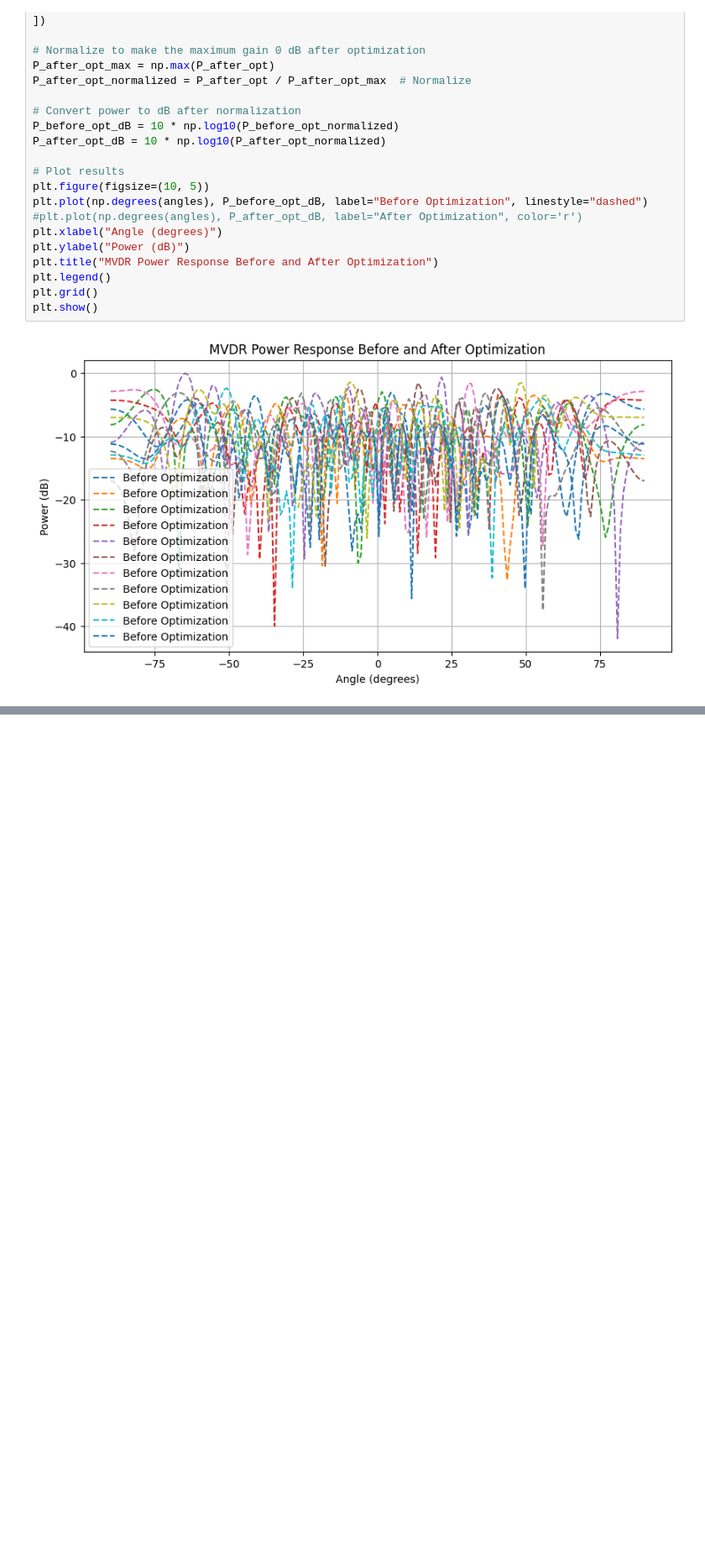
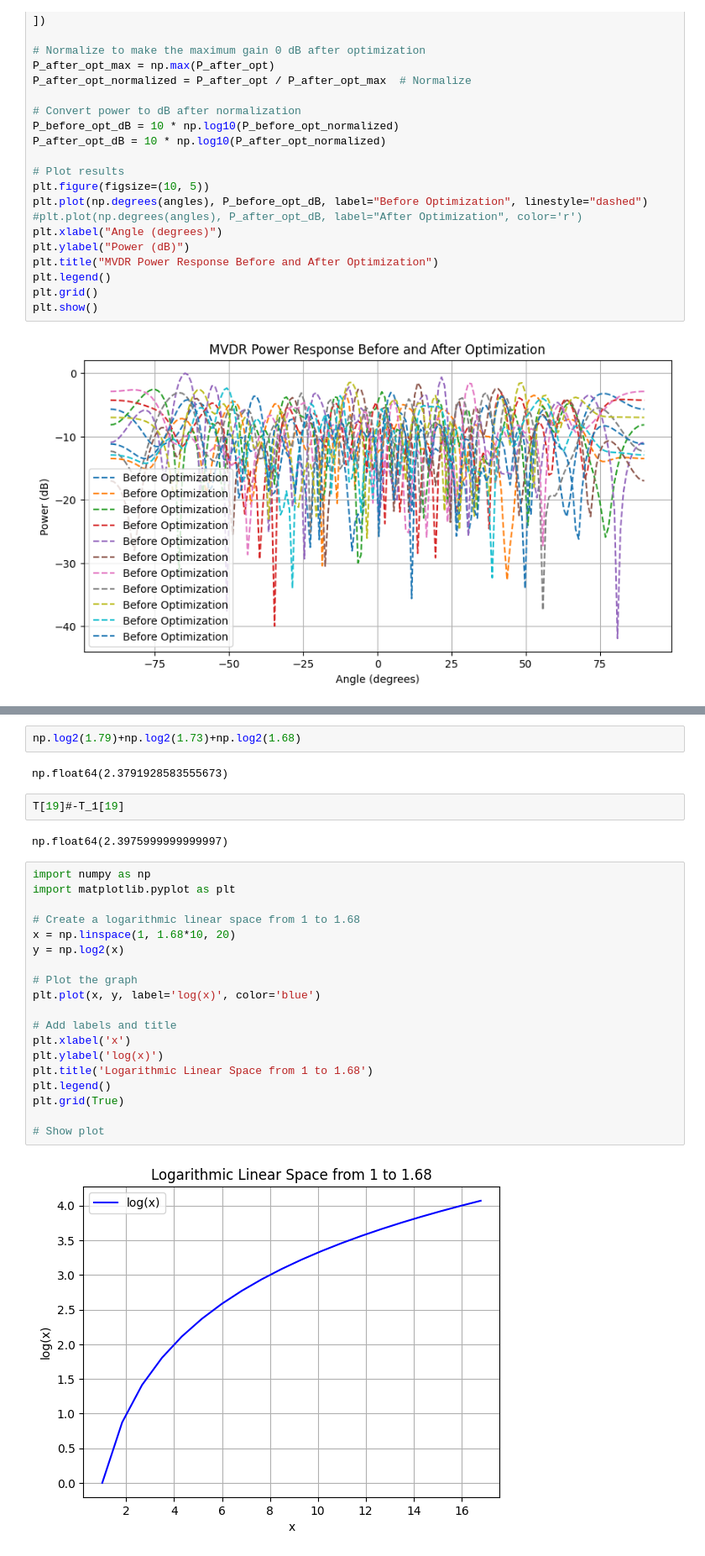
Before and after one commit to luso-torres/codesDPL, a Jupyter notebook: Untitled.ipynb, the cells around one changed output, grey strips where cells are left out. Shown at 84% size. Cells and saved outputs as stored; diff of their text form; blank space fills up the shorter version.

```diff
--- a/Untitled.ipynb
+++ b/Untitled.ipynb
@@ -465,0 +498,29 @@ plt.show()
+# %%
+np.log2(1.79)+np.log2(1.73)+np.log2(1.68)
+# %% [output]
+np.float64(2.3791928583555673)
+# %%
+T[19]#-T_1[19]
+# %% [output]
+np.float64(2.3975999999999997)
+# %%
+import numpy as np
+import matplotlib.pyplot as plt
+
+# Create a logarithmic linear space from 1 to 1.68
+x = np.linspace(1, 1.68*10, 20)
+y = np.log2(x)
+
+# Plot the graph
+plt.plot(x, y, label='log(x)', color='blue')
+
+# Add labels and title
+plt.xlabel('x')
+plt.ylabel('log(x)')
+plt.title('Logarithmic Linear Space from 1 to 1.68')
+plt.legend()
+plt.grid(True)
+
+# Show plot
+# %% [output]
+[figure, added]
```
Also changed, not shown: parts of 2 cells of this notebook, 1 other file.
